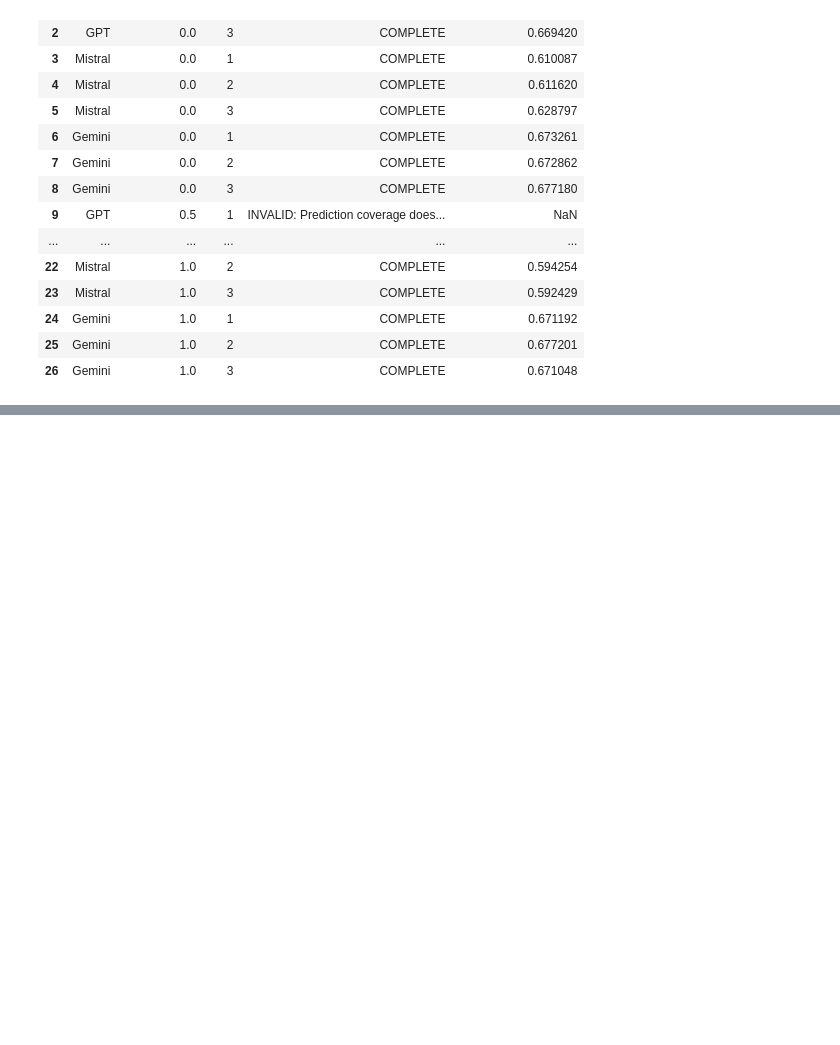
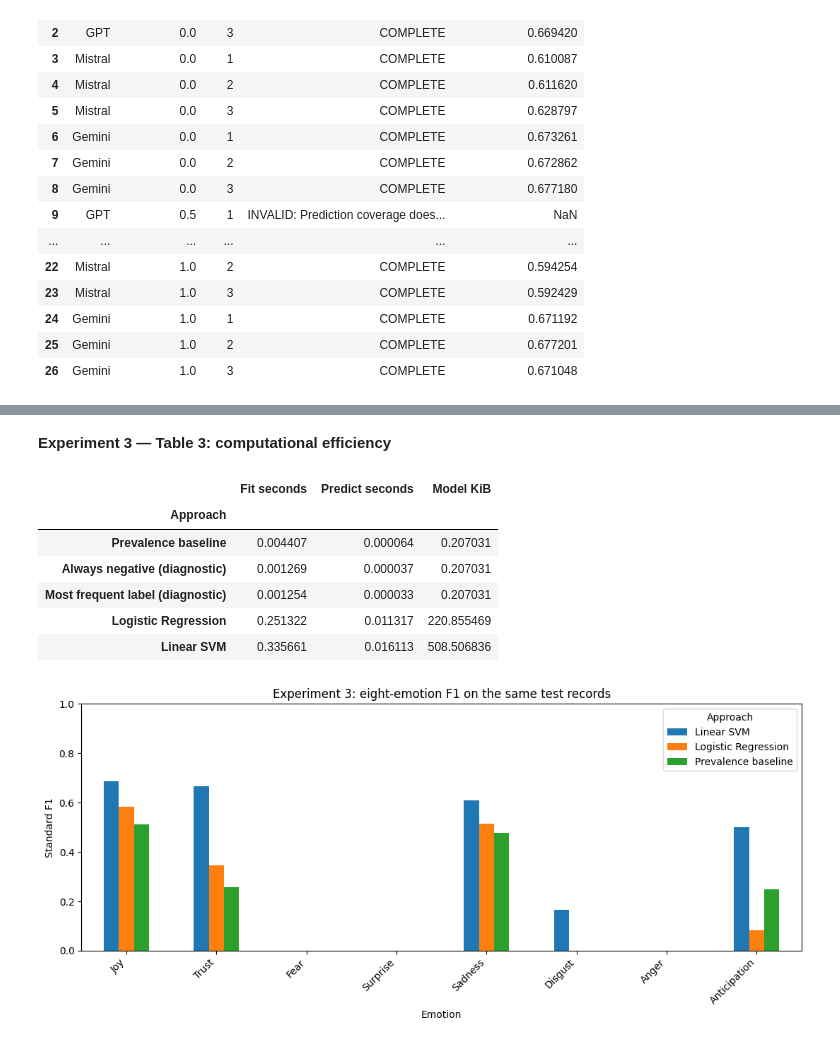
Before and after one commit to tiramisuuuuuuu/CMPE-252-Final-Project, a Jupyter notebook: Emotion_Classification_Project.ipynb, the cells around one changed output, grey strips where cells are left out. Saved outputs shown, nothing was run; the diff lists cells and outputs as text; code cells hidden in the pictures; blank space fills up the shorter version.

Commit message:
Commiting experiment 3

```diff
--- a/Emotion_Classification_Project.ipynb
+++ b/Emotion_Classification_Project.ipynb
@@ -2213,0 +2621,10 @@ temperature_inventory.to_csv(PREVIEW_RESULTS / "temperature_inventory.csv", inde
+# %%
+exp3_overall, exp3_per_emotion, exp3_test_predictions = exp3_evaluate(
+    exp3_candidates, exp3_choice, exp3_train_df, exp3_test_df, EXP3_OUT
+)
+
+print("Experiment 3 — Table 1: overall held-out performance")
+display(exp3_overall[[
+    "Selected configuration", "Test rows", "Micro Precision", "Micro Recall",
+    "Micro F1", "Macro F1", "Rare-emotion Macro F1", "Hamming loss"
+]].round(4))
@@ -2213,0 +2642,17 @@ temperature_inventory.to_csv(PREVIEW_RESULTS / "temperature_inventory.csv", inde
+# %%
+main_approaches = ["Prevalence baseline", "Logistic Regression", "Linear SVM"]
+exp3_main_per_emotion = exp3_per_emotion[
+    exp3_per_emotion["Approach"].isin(main_approaches)
+]
+display(exp3_main_per_emotion.round(4))
+
+print("F1 comparison for each emotion")
+exp3_f1_table = exp3_main_per_emotion.pivot(
+    index="Emotion", columns="Approach", values="F1"
+).reindex(EXP3_EMOTIONS)
+display(exp3_f1_table.round(4))
+
+print("Rare-emotion details")
+display(exp3_main_per_emotion[
+    exp3_main_per_emotion["Emotion"].isin(EXP3_RARE)
+].round(4))
@@ -2213,0 +2702,23 @@ temperature_inventory.to_csv(PREVIEW_RESULTS / "temperature_inventory.csv", inde
+# %% [markdown]
+**Experiment 3 — Table 3: computational efficiency**
+# %%
+display(exp3_overall[["Fit seconds", "Predict seconds", "Model KiB"]].round(6))
+
+ax = exp3_f1_table.plot.bar(figsize=(11, 5))
+ax.set_ylim(0, 1)
+ax.set_title("Experiment 3: eight-emotion F1 on the same test records")
+ax.set_xlabel("Emotion")
+ax.set_ylabel("Standard F1")
+plt.xticks(rotation=45, ha="right")
+plt.tight_layout()
+plt.savefig(EXP3_OUT / "experiment_3_per_emotion_f1.png", dpi=180)
+plt.show()
+# %% [output]
+|  | Fit seconds | Predict seconds | Model KiB |
+| Approach |  |  |  |
+| Prevalence baseline | 0.004407 | 0.000064 | 0.207031 |
+| Always negative (diagnostic) | 0.001269 | 0.000037 | 0.207031 |
+| Most frequent label (diagnostic) | 0.001254 | 0.000033 | 0.207031 |
+| Logistic Regression | 0.251322 | 0.011317 | 220.855469 |
+| Linear SVM | 0.335661 | 0.016113 | 508.506836 |
+[figure, added]
```
Also changed, not shown: parts of 19 cells of this notebook.
